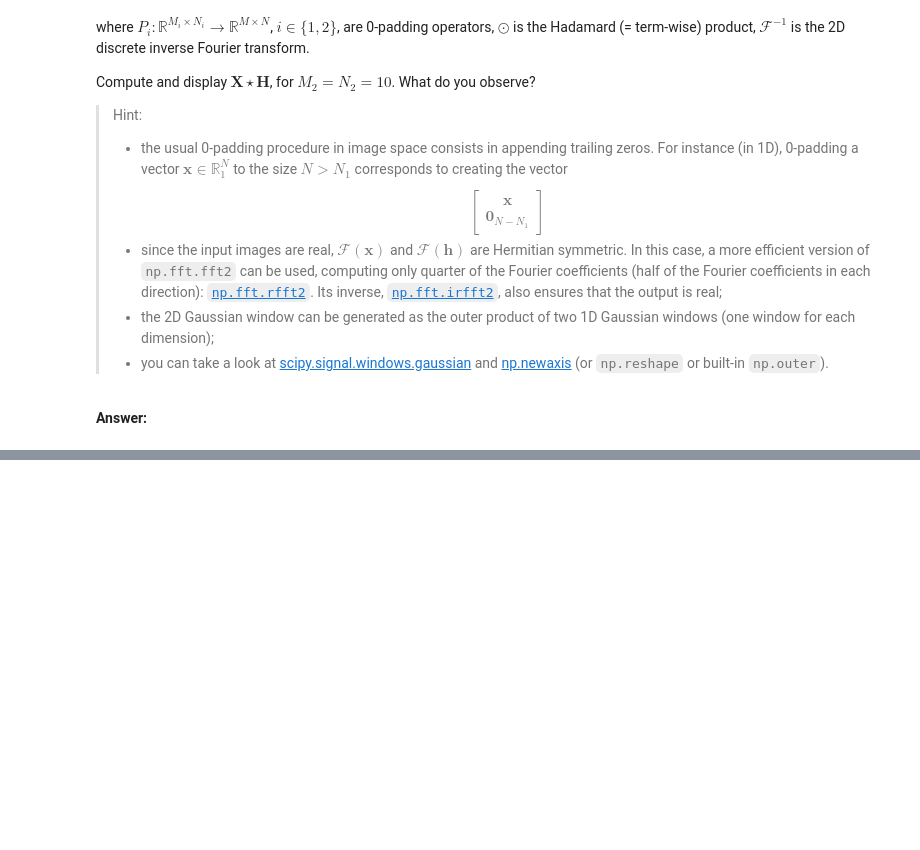
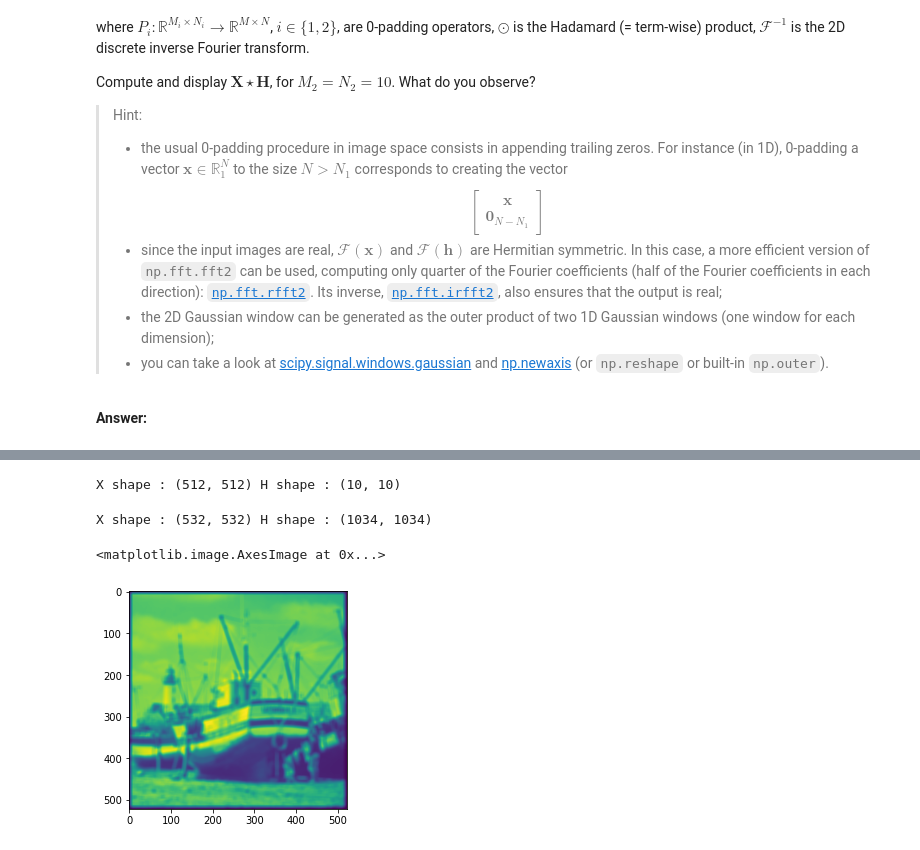
Before and after one commit to hichamomh/Python-labs, a Jupyter notebook: Labs/Lab3/lab3.ipynb, the cells around one changed output, grey strips where cells are left out. Saved outputs shown, nothing was run; the diff lists cells and outputs as text; code cells hidden in the pictures; blank space fills up the shorter version.

```diff
--- a/Labs/Lab3/lab3.ipynb
+++ b/Labs/Lab3/lab3.ipynb
@@ -381,11 +368,13 @@ M1,N1 = X.shape
 # Define the standard deviation (sigma)
 sigma = 10
 # Define the window size (adjust as needed)
-window_size = 100
+window_size = 10
 
 # Create a 1D Gaussian window
 x = np.linspace(-window_size // 2, window_size // 2, window_size)
-W_x =np.array(np.exp(-x**2 / (2 * sigma**2)) / (sigma * np.sqrt(2 * np.pi))).reshape(100,1)
-W_y = np.array(np.exp(-x**2 / (2 * sigma**2)) / (sigma * np.sqrt(2 * np.pi))).reshape(100,1)
+W_x =np.array(np.exp(-x**2 / (2 * sigma**2)) / (sigma * np.sqrt(2 * np.pi))).reshape(10,1)
+W_y = np.array(np.exp(-x**2 / (2 * sigma**2)) / (sigma * np.sqrt(2 * np.pi))).reshape(10,1)
 H = W_x @ W_y.T #Gaussien kernel
+
+H
 # %% [output]
@@ -433,0 +446,4 @@ Padded Matrix:
+# %%
+p_X = padding(X,H.shape[0],H.shape[1])
+print("Verification of the padding :\n" ,p_X[H.shape[0]:X.shape[0]+H.shape[0],H.shape[1]:X.shape[1]+H.shape[1]]==X)
+p_X.shape
@@ -433,0 +460,4 @@ Padded Matrix:
+# %%
+p_H = padding(H,X.shape[0],X.shape[1])
+print("Verification of the padding :\n" ,p_H[X.shape[0]:H.shape[0]+X.shape[0],X.shape[1]:H.shape[1]+X.shape[1]]==H)
+p_H.shape
@@ -433,0 +477,21 @@ Padded Matrix:
+# %%
+print("X shape :",X.shape,"H shape :",H.shape)
+# %% [output]
+X shape : (512, 512) H shape : (10, 10)
+# %%
+print("X shape :",p_X.shape,"H shape :",p_H.shape)
+# %% [output]
+X shape : (532, 532) H shape : (1034, 1034)
+# %%
+#Fourrier transform of padded X
+F_X = np.fft.fft2(p_X)
+#Fourrier transform of padded H
+F_H = np.fft.fft2(p_H)
+
+#Convolution of X and H
+X_result = np.fft.ifft2(F_X*F_H)
+X_result = X_result.astype(float)
+plt.imshow(X_result)
+# %% [output]
+<matplotlib.image.AxesImage at 0x...>
+[figure, added]
```
Also changed, not shown: parts of 11 cells of this notebook, 3 other files.
